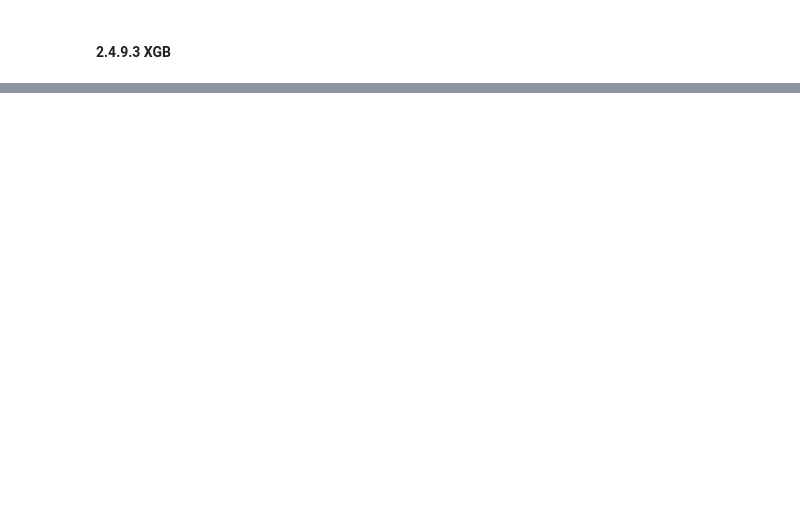
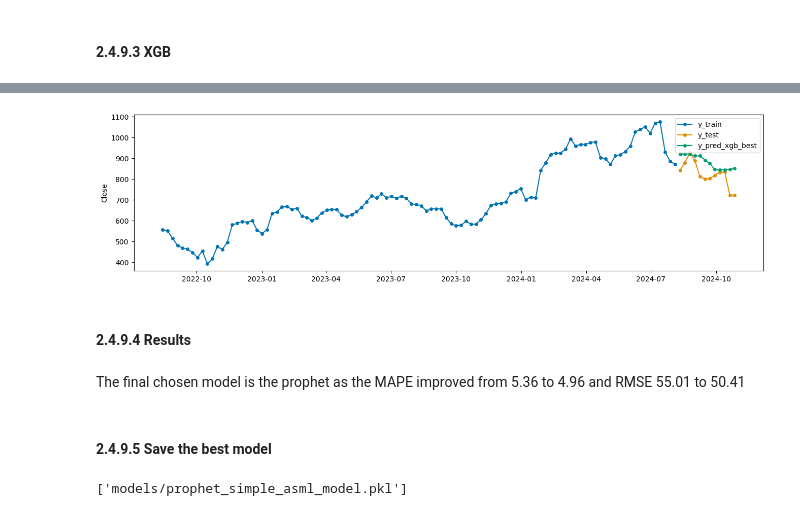
Before and after one commit to mbarriola96/stock_prices_forecasting, a Jupyter notebook: 02_forecasting.ipynb, the cells around one changed output, grey strips where cells are left out. Drawn from its saved outputs; the diff is of its cells as text; code cells hidden in the pictures; blank space fills up the shorter version.

```diff
--- a/02_forecasting.ipynb
+++ b/02_forecasting.ipynb
@@ -407,15 +410,15 @@ rmse_prophet
 # %% [markdown]
 ### 2.4.6 XGboost
 # %%
-train_data = create_features(train_data)
-test_data = create_features(test_data)
+train_data_xgb_rf = create_features(train_data)
+test_data_xgb_rf = create_features(test_data)
 # %%
 # Prepare X and y for the model
 # Since we're not adding any features, we simply use the index as an integer sequence
-X_train = train_data.drop('Close', axis=1)
-y_train = train_data['Close']
-X_test = test_data.drop('Close', axis=1)
-y_test = test_data['Close']
+X_train_xgb = train_data_xgb_rf.drop('Close', axis=1)
+y_train_xgb = train_data_xgb_rf['Close']
+X_test_xgb = test_data_xgb_rf.drop('Close', axis=1)
+y_test_xgb = test_data_xgb_rf['Close']
 # %%
 # Initialize the XGBoost model
 xgb_model = XGBRegressor(
@@ -426,7 +429,7 @@ xgb_model = XGBRegressor(
 )
 # %%
 # Train the model
-xgb_model.fit(X_train, y_train)
+xgb_model.fit(X_train_xgb, y_train_xgb)
 # %% [output]
 XGBRegressor(base_score=None, booster=None, callbacks=None,
              colsample_bylevel=None, colsample_bynode=None,
@@ -642,3 +812,15 @@ mape_xgb
 # %%
 # Plot actual vs. predicted values
-plot_series(y_train[500:], y_test, y_pred_xgb_best, labels=["y_train", "y_test", "y_pred_xgb_best"]);
+plot_series(y_train_xgb[500:], y_test_xgb, y_pred_xgb_best, labels=["y_train", "y_test", "y_pred_xgb_best"]);
+# %% [output]
+[figure, added]
+# %% [markdown]
+#### 2.4.9.4 Results
+# %% [markdown]
+The final chosen model is the prophet as the MAPE improved from 5.36 to 4.96 and RMSE 55.01 to 50.41
+# %% [markdown]
+#### 2.4.9.5 Save the best model
+# %%
+joblib.dump(prophet_model_best, output_model_path)
+# %% [output]
+['models/prophet_simple_asml_model.pkl']
```
Also changed, not shown: parts of 39 cells of this notebook, 2 other files.
